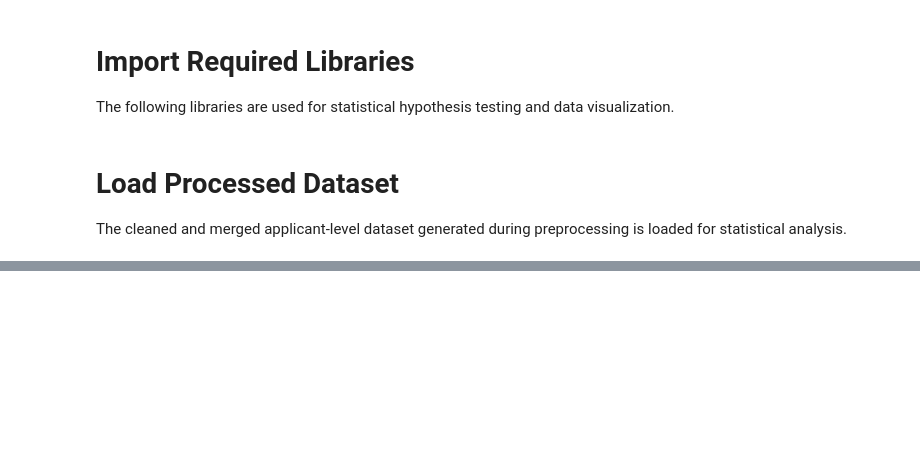
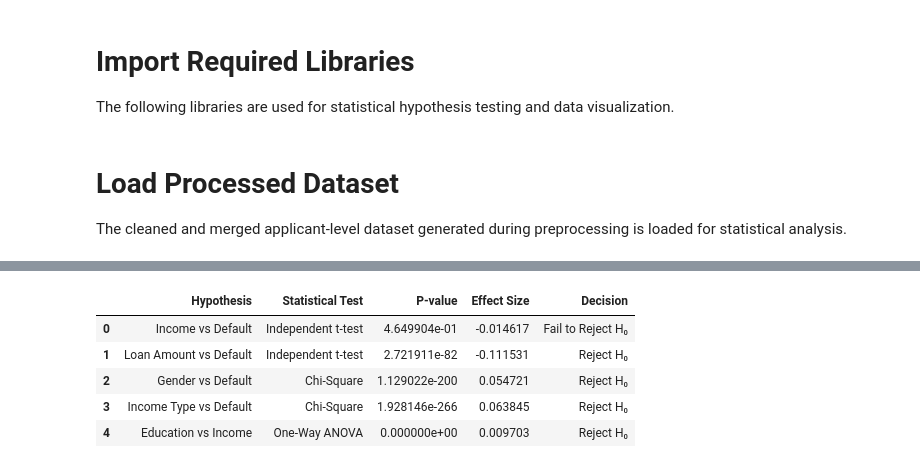
Before and after one commit to ahamril2265/Risk_Detection, a Jupyter notebook: notebooks/04_Hypothesis_Testing.ipynb, the cells around one changed output, grey strips where cells are left out. Saved outputs shown, nothing was run; the diff lists cells and outputs as text; code cells hidden in the pictures; blank space fills up the shorter version.

```diff
--- a/notebooks/04_Hypothesis_Testing.ipynb
+++ b/notebooks/04_Hypothesis_Testing.ipynb
@@ -62,0 +551,7 @@ print("Dataset Shape:", merged_df.shape)
+# %%
+credit_d = cohens_d(
+    default_credit,
+    non_default_credit
+)
+
+print(f"Cohen's d = {credit_d:.3f}")
@@ -62,0 +570,4 @@ print("Dataset Shape:", merged_df.shape)
+# %%
+gender_v = cramers_v(gender_table)
+
+print(f"Cramér's V = {gender_v:.3f}")
@@ -62,0 +580,4 @@ print("Dataset Shape:", merged_df.shape)
+# %%
+income_v = cramers_v(income_table)
+
+print(f"Cramér's V = {income_v:.3f}")
@@ -62,0 +596,4 @@ print("Dataset Shape:", merged_df.shape)
+# %%
+eta2 = eta_squared(education_groups)
+
+print(f"Eta Squared = {eta2:.3f}")
@@ -62,0 +606,54 @@ print("Dataset Shape:", merged_df.shape)
+# %%
+# ============================================================
+# Final Statistical Summary
+# ============================================================
+
+effect_summary = pd.DataFrame({
+
+    "Hypothesis":[
+        "Income vs Default",
+        "Loan Amount vs Default",
+        "Gender vs Default",
+        "Income Type vs Default",
+        "Education vs Income"
+    ],
+
+    "Statistical Test":[
+        "Independent t-test",
+        "Independent t-test",
+        "Chi-Square",
+        "Chi-Square",
+        "One-Way ANOVA"
+    ],
+
+    "P-value":[
+        p_value,
+        p_value_credit,
+        p_gender,
+        p_income,
+        p_anova
+    ],
+
+    "Effect Size":[
+        income_d,
+        credit_d,
+        gender_v,
+        income_v,
+        eta2
+    ]
+})
+
+effect_summary["Decision"] = np.where(
+    effect_summary["P-value"] < ALPHA,
+    "Reject H₀",
+    "Fail to Reject H₀"
+)
+
+effect_summary
+# %% [output]
+|  | Hypothesis | Statistical Test | P-value | Effect Size | Decision |
+| 0 | Income vs Default | Independent t-test | 4.649904e-01 | -0.014617 | Fail to Reject H₀ |
+| 1 | Loan Amount vs Default | Independent t-test | 2.721911e-82 | -0.111531 | Reject H₀ |
+| 2 | Gender vs Default | Chi-Square | 1.129022e-200 | 0.054721 | Reject H₀ |
+| 3 | Income Type vs Default | Chi-Square | 1.928146e-266 | 0.063845 | Reject H₀ |
+| 4 | Education vs Income | One-Way ANOVA | 0.000000e+00 | 0.009703 | Reject H₀ |
```
Also changed, not shown: parts of 37 cells of this notebook.
